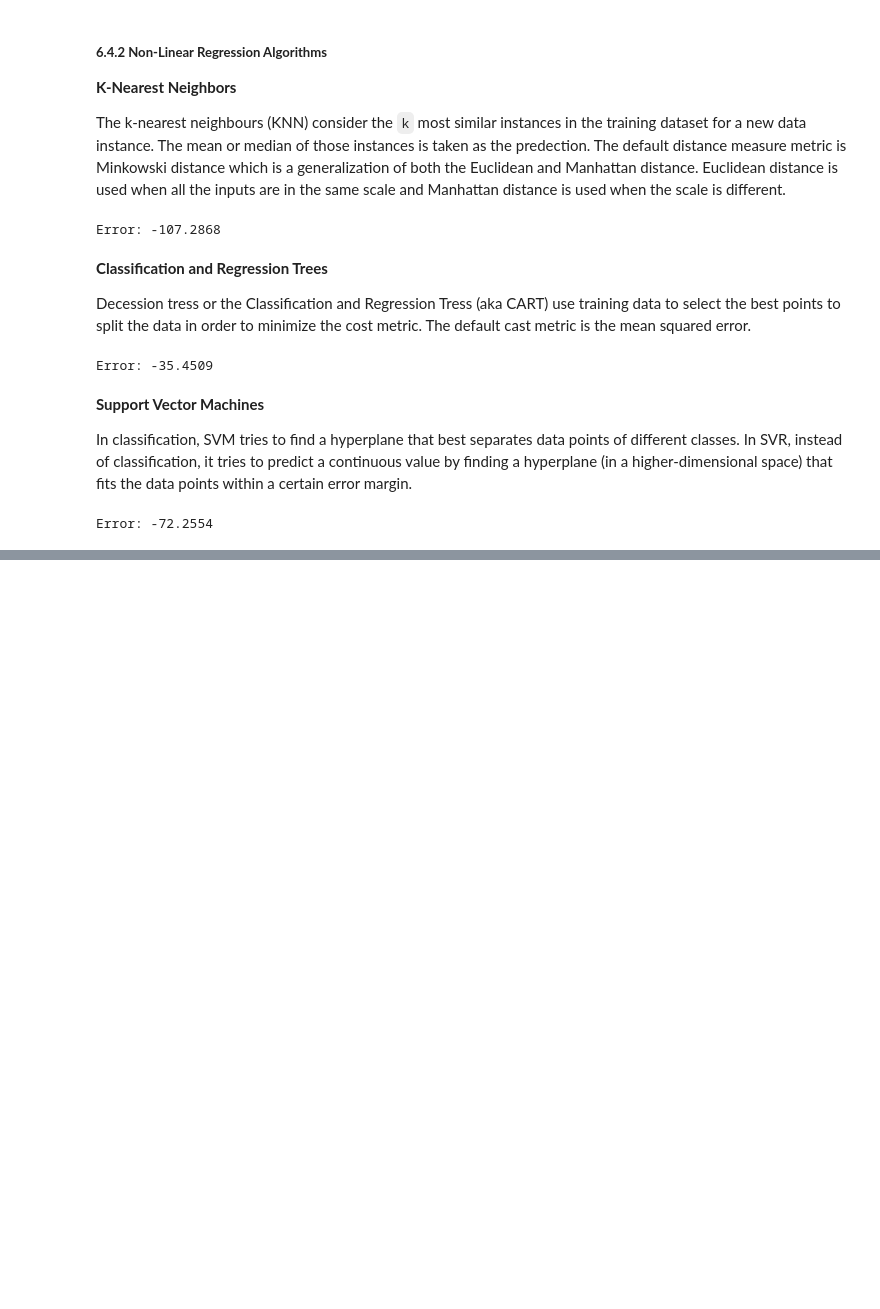
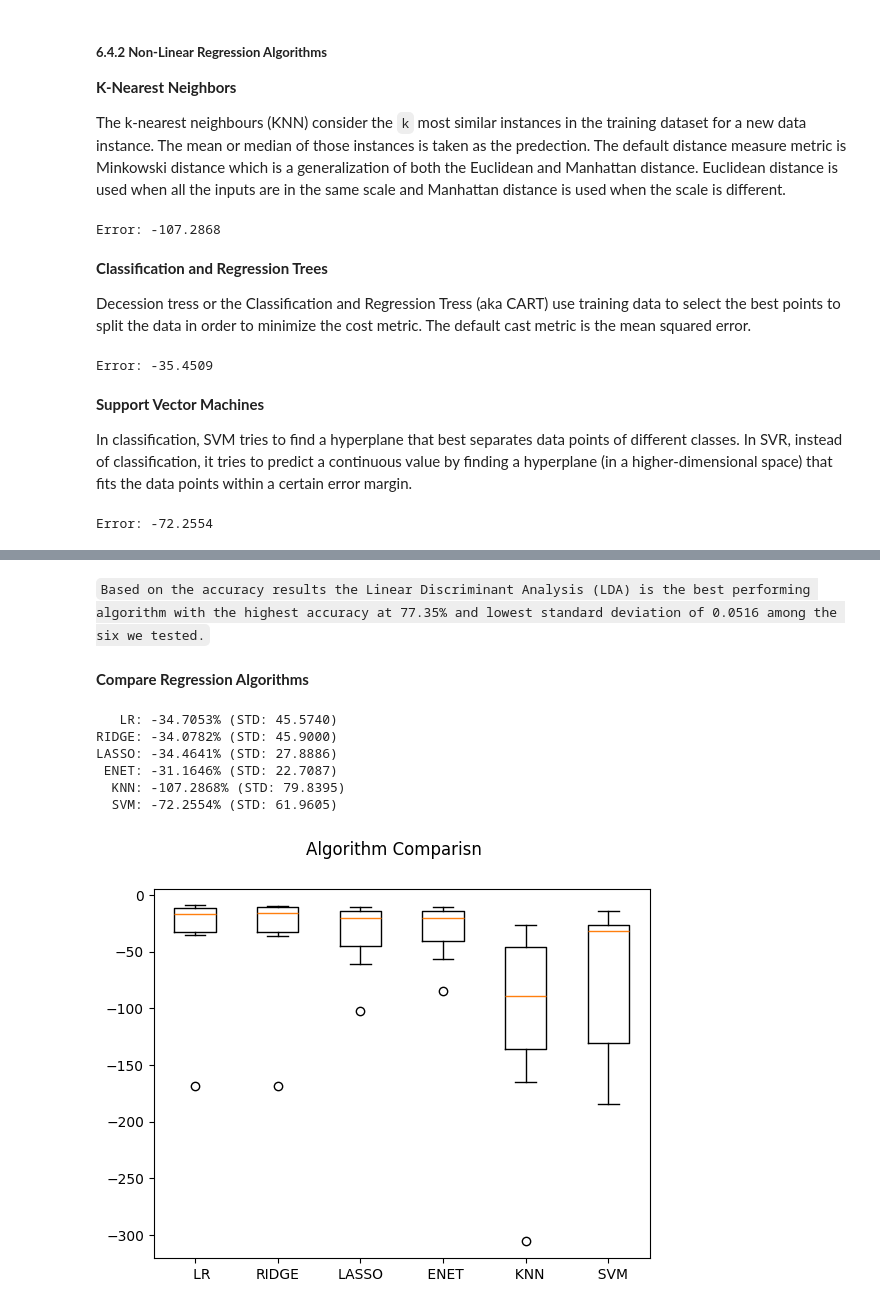
Before and after one commit to ABS-Sayem/machine_learning, a Jupyter notebook: ml_mastery/machine_learning_intro.ipynb, the cells around one changed output, grey strips where cells are left out. Saved outputs shown, nothing was run; the diff lists cells and outputs as text; code cells hidden in the pictures; blank space fills up the shorter version.

Commit message:
added compare regression algorithms

```diff
--- a/ml_mastery/machine_learning_intro.ipynb
+++ b/ml_mastery/machine_learning_intro.ipynb
@@ -1607,0 +1610,61 @@ CART: 67.31% (STD: 0.0547)
+# %% [markdown]
+`Based on the accuracy results the Linear Discriminant Analysis (LDA) is the best performing algorithm with the highest accuracy at 77.35% and lowest standard deviation of 0.0516 among the six we tested.`
+# %% [markdown]
+**Compare Regression Algorithms**
+# %%
+# Compare Regression Algorithms
+import pandas as pd
+import numpy as np
+import matplotlib.pyplot as plt
+from sklearn.model_selection import KFold, cross_val_score
+from sklearn.linear_model import LinearRegression, Ridge, Lasso, ElasticNet
+from sklearn.tree import DecisionTreeRegressor
+from sklearn.neighbors import KNeighborsRegressor
+from sklearn.svm import SVR
+import warnings
+warnings.filterwarnings('ignore')
+
+# Load Dataset
+filepath = "F:/courses/mlds_nactar/dataset/boston_housing.csv"
+names = ['CRIM', 'ZN', 'INDUS', 'CHAS', 'NOX', 'RM', 'AGE', 'DIS', 'RAD', 'TAX', 'PTRATIO', 'B', 'LSTAT', 'MEDV']
+data = pd.read_csv(filepath, delim_whitespace=True, names=names)
+array = data.values
+# Seperate array into input and output components
+x = array[:,:-1]
+y = array[:,-1]
+
+# Prepare Model
+models = []
+models.append(('   LR', LinearRegression()))
+models.append(('RIDGE', Ridge()))
+models.append(('LASSO', Lasso()))
+models.append((' ENET', ElasticNet()))
+models.append(('  KNN', KNeighborsRegressor()))
+models.append(('  SVM', SVR()))
+
+# Evaluate Model
+results = []
+names = []
+scoring = 'neg_mean_squared_error'
+for name, model in models:
+    kfold = KFold(n_splits=10)
+    cv_results = cross_val_score(model, x, y, cv=kfold, scoring=scoring)
+    results.append(cv_results)
+    names.append(name)
+    print(f"{name}: {cv_results.mean():.4f}% (STD: {cv_results.std():.4f})")
+
+# Plot the Algorithm Comparisn
+fig = plt.figure()
+fig.suptitle('Algorithm Comparisn')
+ax = fig.add_subplot(111)
+plt.boxplot(results)
+ax.set_xticklabels(names)
+plt.show()
+# %% [output]
+   LR: -34.7053% (STD: 45.5740)
+RIDGE: -34.0782% (STD: 45.9000)
+LASSO: -34.4641% (STD: 27.8886)
+ ENET: -31.1646% (STD: 22.7087)
+  KNN: -107.2868% (STD: 79.8395)
+  SVM: -72.2554% (STD: 61.9605)
+[figure, added]
```
Also changed, not shown: parts of 4 cells of this notebook.
